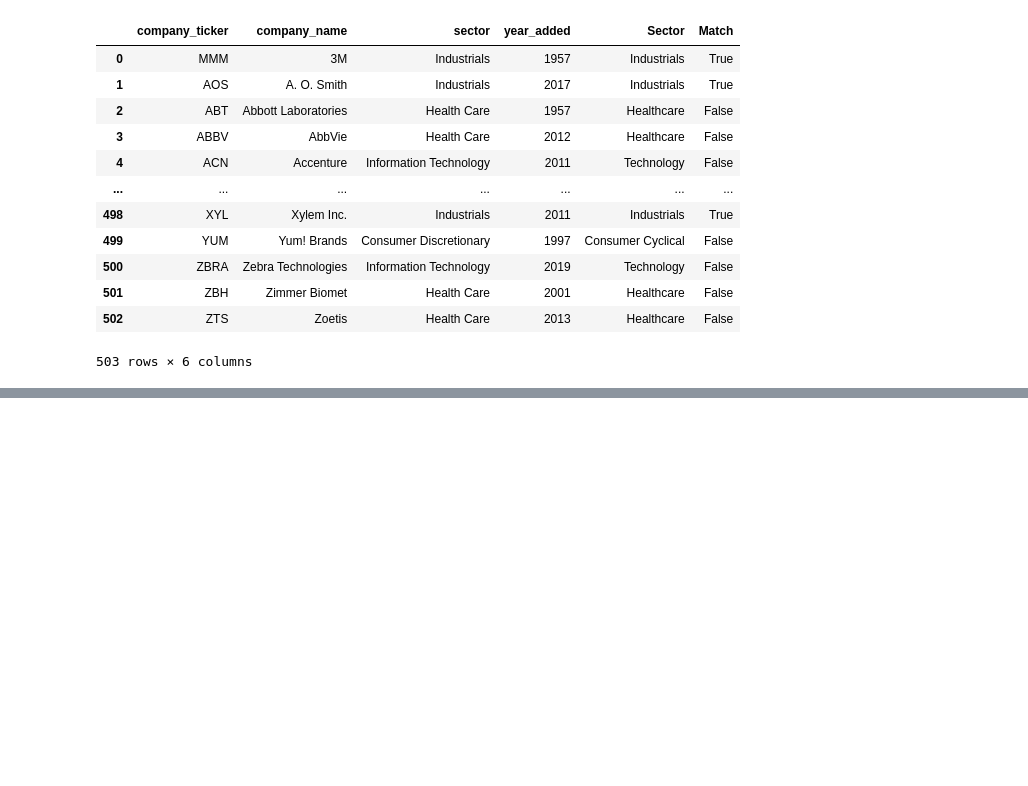
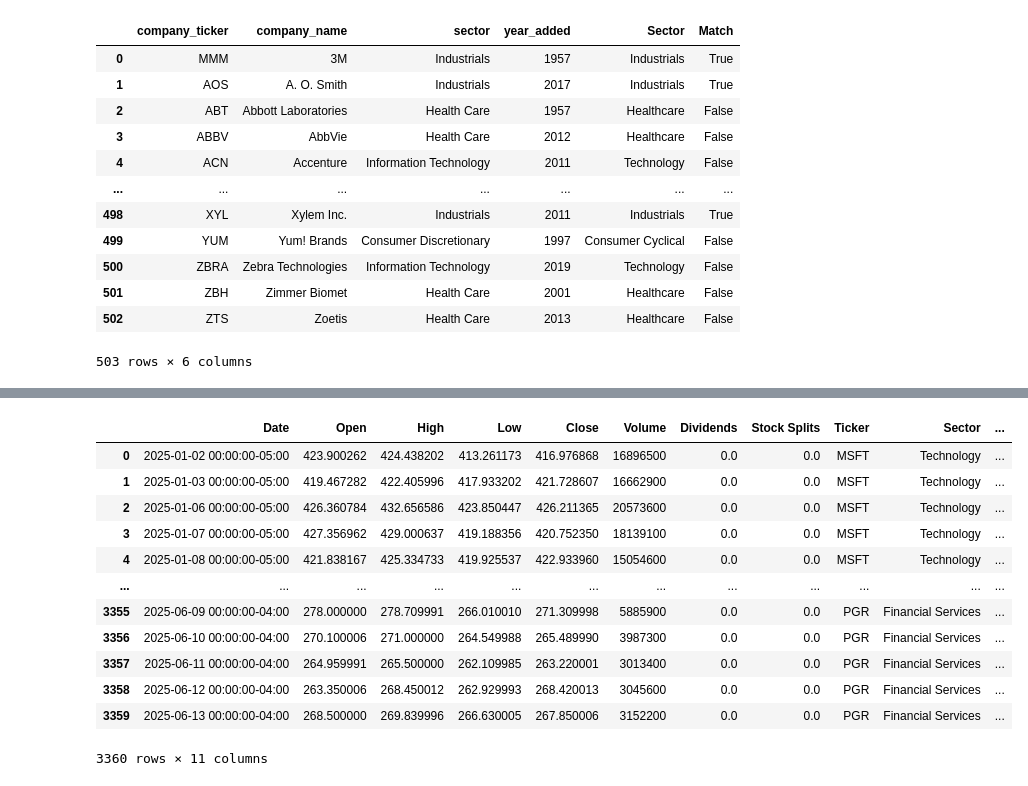
Before and after one commit to vtdinh13/stock-market-analytics, a Jupyter notebook: 01-data-sources/snp500.ipynb, the cells around one changed output, grey strips where cells are left out. Drawn from its saved outputs; the diff is of its cells as text; code cells hidden in the pictures; blank space fills up the shorter version.

```diff
--- a/01-data-sources/snp500.ipynb
+++ b/01-data-sources/snp500.ipynb
@@ -196,0 +311,11 @@ fig.show()
+# %%
+tech_top10_list = ['MSFT', 'NVDA', 'AAPL', 'AVGO', 'ORCL', 'PLTR', 'CRM', 'CSCO', 'IBM', 'INTU']
+comm_top10_list = ['GOOGL', 'GOOG', 'META', 'NFLX', 'TMUS', 'DIS', 'T', 'VZ', 'CMCSA', 'CHTR']
+fin_top10_list = ['JPM', 'V', 'MA', 'BAC', 'WFC', 'AXP', 'MS', 'GS', 'BX', 'PGR']
+full_top10_list = tech_top10_list + comm_top10_list + fin_top10_list
+
+today = date.today()
+start = date(year=today.year, month=1, day=1)
+
+hist_data = fetch_historical_data(full_top10_list, start_date=start, end_date=today)
+hist_data
@@ -196,0 +336,24 @@ fig.show()
+# %%
+# Assign sector information to historical data of top 10 companies by sector
+hist_data['Sector'] = ''
+hist_data.loc[hist_data['Ticker'].isin(tech_top10_list), 'Sector'] = 'Technology'
+hist_data.loc[hist_data['Ticker'].isin(comm_top10_list), 'Sector'] = 'Communication Services'
+hist_data.loc[hist_data['Ticker'].isin(fin_top10_list), 'Sector'] = 'Financial Services'
+hist_data_copy = hist_data.copy()
+# %%
+hist_data_copy['First Close'] = hist_data_copy.groupby(['Ticker'])['Close'].transform('first')
+hist_data_copy
+# %% [output]
+|  | Date | Open | High | Low | Close | Volume | Dividends | Stock Splits | Ticker | Sector | ... |
+| 0 | 2025-01-02 00:00:00-05:00 | 423.900262 | 424.438202 | 413.261173 | 416.976868 | 16896500 | 0.0 | 0.0 | MSFT | Technology | ... |
+| 1 | 2025-01-03 00:00:00-05:00 | 419.467282 | 422.405996 | 417.933202 | 421.728607 | 16662900 | 0.0 | 0.0 | MSFT | Technology | ... |
+| 2 | 2025-01-06 00:00:00-05:00 | 426.360784 | 432.656586 | 423.850447 | 426.211365 | 20573600 | 0.0 | 0.0 | MSFT | Technology | ... |
+| 3 | 2025-01-07 00:00:00-05:00 | 427.356962 | 429.000637 | 419.188356 | 420.752350 | 18139100 | 0.0 | 0.0 | MSFT | Technology | ... |
+| 4 | 2025-01-08 00:00:00-05:00 | 421.838167 | 425.334733 | 419.925537 | 422.933960 | 15054600 | 0.0 | 0.0 | MSFT | Technology | ... |
+| ... | ... | ... | ... | ... | ... | ... | ... | ... | ... | ... | ... |
+| 3355 | 2025-06-09 00:00:00-04:00 | 278.000000 | 278.709991 | 266.010010 | 271.309998 | 5885900 | 0.0 | 0.0 | PGR | Financial Services | ... |
+| 3356 | 2025-06-10 00:00:00-04:00 | 270.100006 | 271.000000 | 264.549988 | 265.489990 | 3987300 | 0.0 | 0.0 | PGR | Financial Services | ... |
+| 3357 | 2025-06-11 00:00:00-04:00 | 264.959991 | 265.500000 | 262.109985 | 263.220001 | 3013400 | 0.0 | 0.0 | PGR | Financial Services | ... |
+| 3358 | 2025-06-12 00:00:00-04:00 | 263.350006 | 268.450012 | 262.929993 | 268.420013 | 3045600 | 0.0 | 0.0 | PGR | Financial Services | ... |
+| 3359 | 2025-06-13 00:00:00-04:00 | 268.500000 | 269.839996 | 266.630005 | 267.850006 | 3152200 | 0.0 | 0.0 | PGR | Financial Services | ... |
+3360 rows × 11 columns
```
Also changed, not shown: parts of 50 cells of this notebook.
